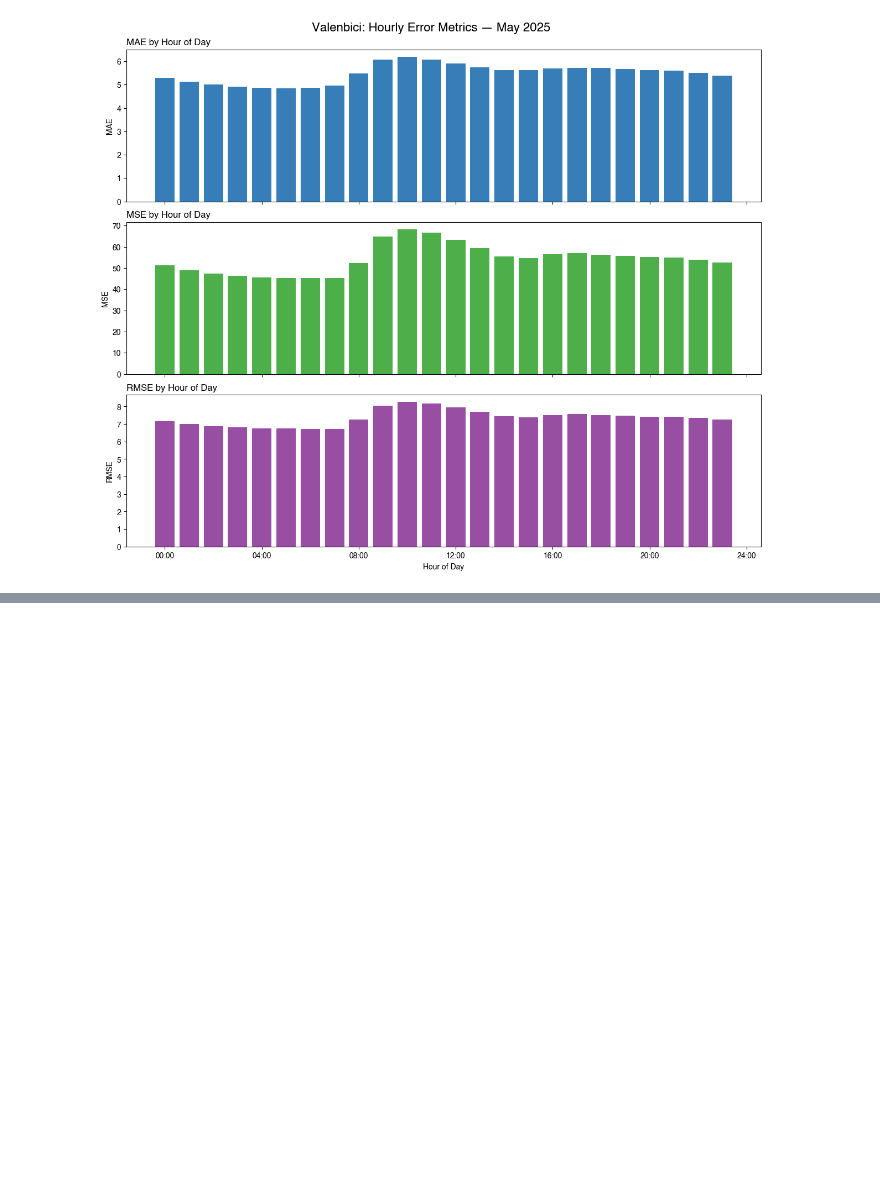
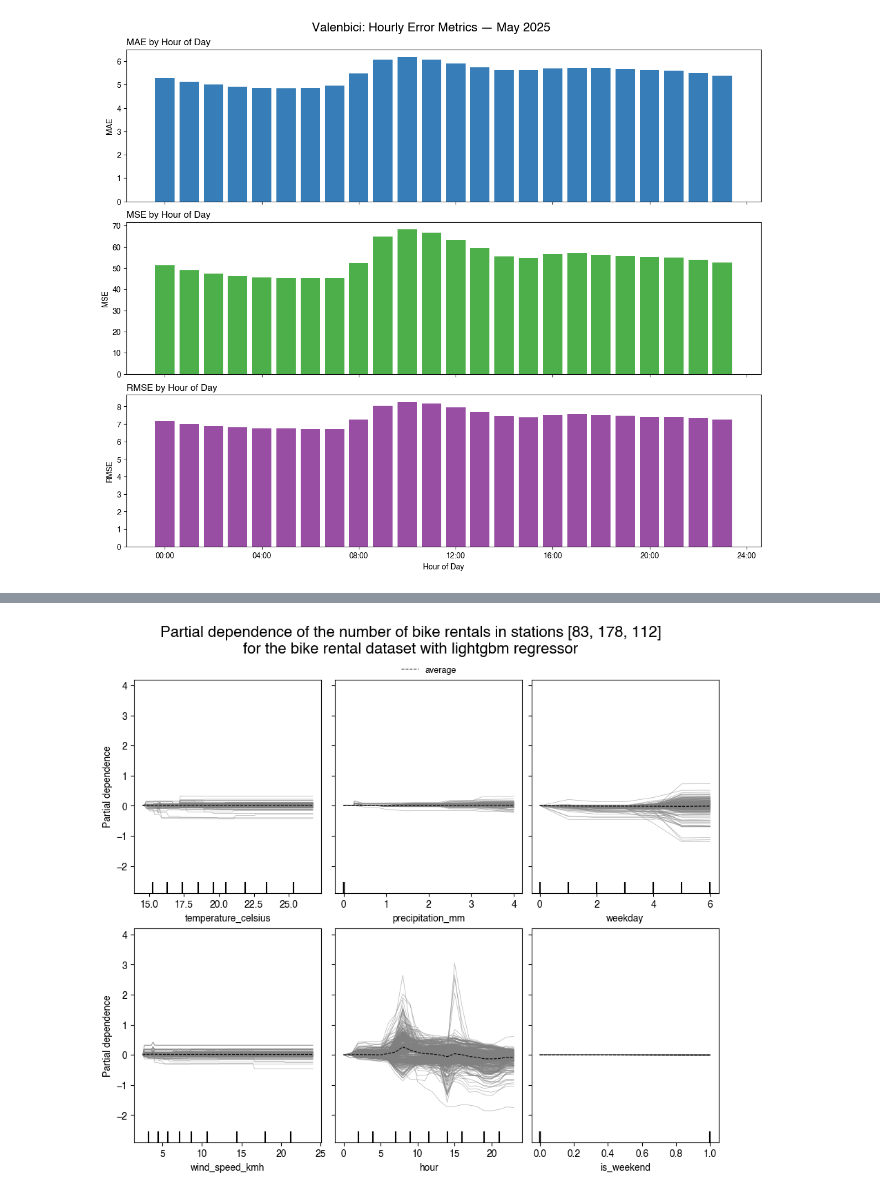
Before and after one commit to andreucs/smart-city, a Jupyter notebook: src/visuals.ipynb, the cells around one changed output, grey strips where cells are left out. Saved outputs shown, nothing was run; the diff lists cells and outputs as text; code cells hidden in the pictures; blank space fills up the shorter version.

```diff
--- a/src/visuals.ipynb
+++ b/src/visuals.ipynb
@@ -59,0 +79,8 @@ plot_metrics_by_hour_naive_forecast(df)
+# %%
+# ice con pdp centrado
+plot_pdp_or_ice(
+    df,
+    station_ids=[83, 178, 112],
+    choice = "both")  #ice centrado
+# %% [output]
+[figure, added]
```
Also changed, not shown: parts of 4 cells of this notebook, 1 other file.
